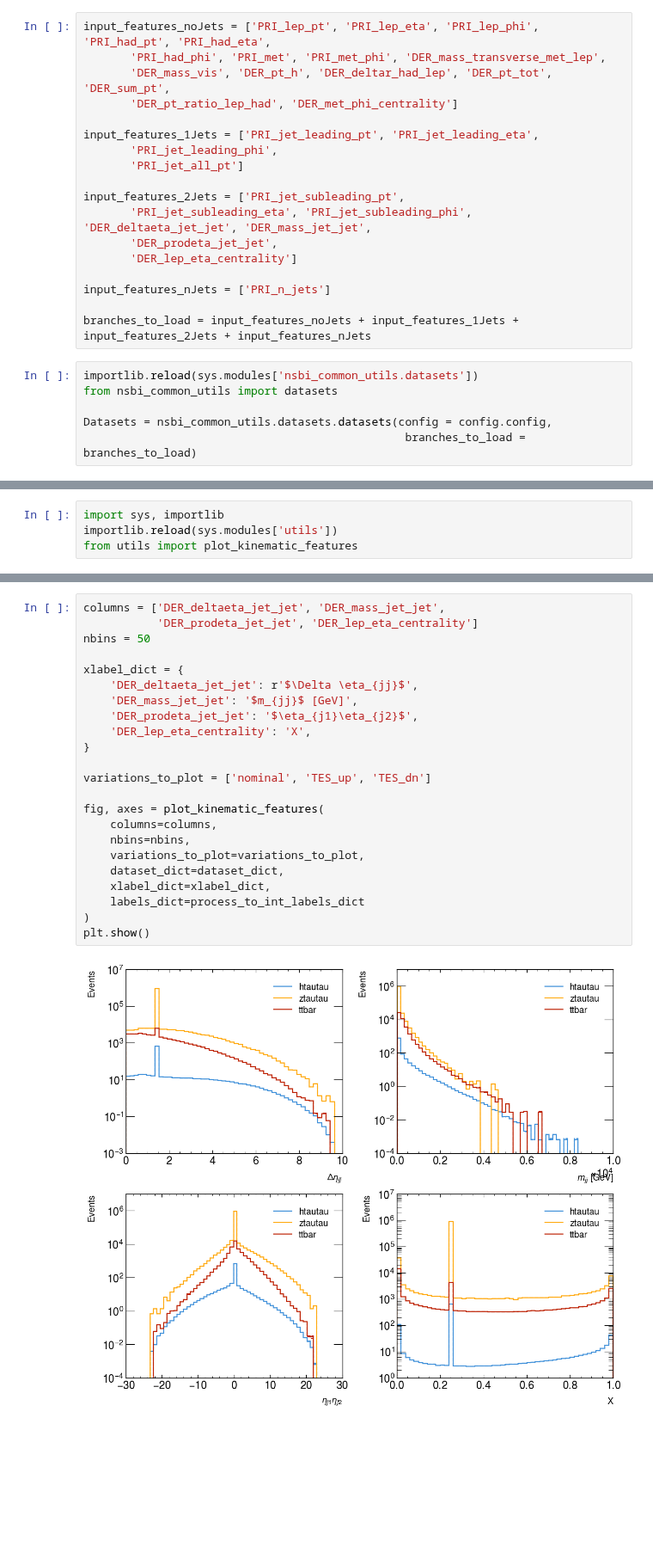
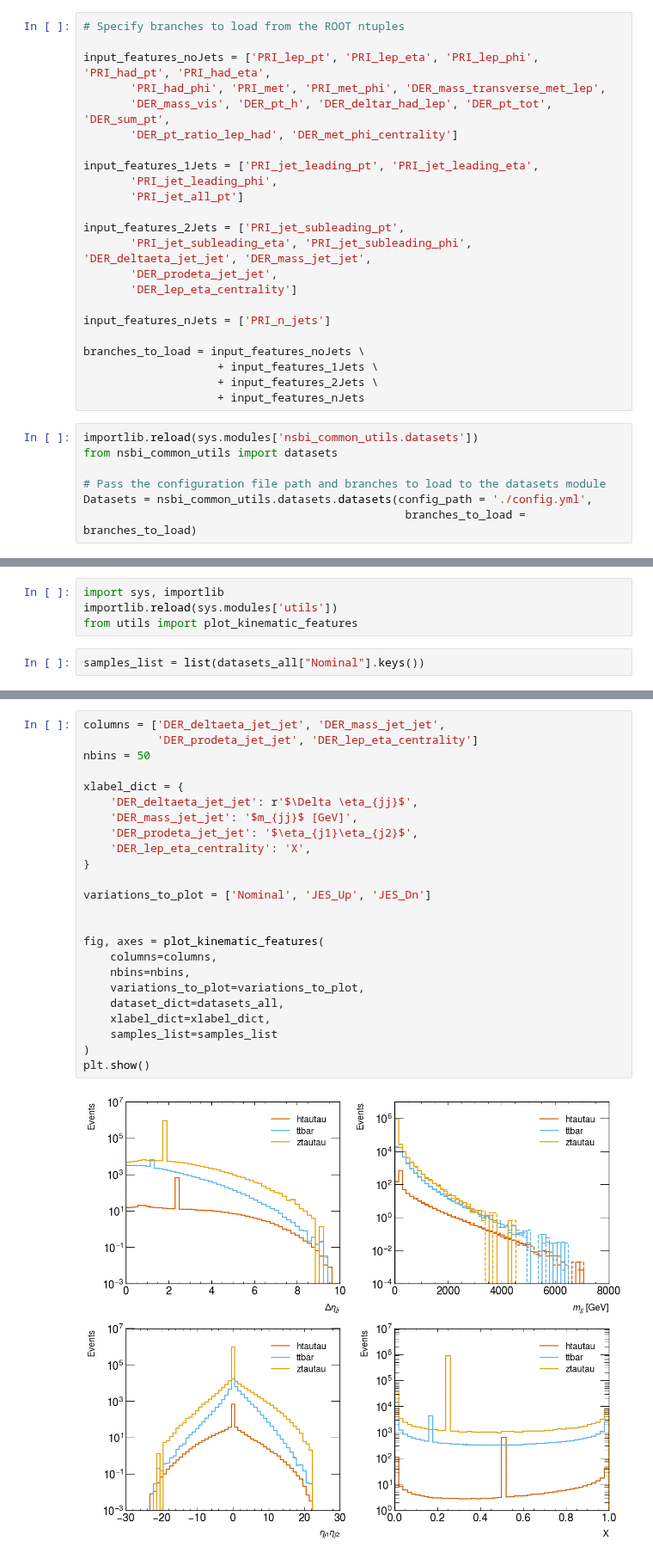
Before and after one commit to CrossGo14/NSBI-workflow-tutorial, a Jupyter notebook: FAIR_universe_Higgs_tautau/Data_Preprocessing.ipynb, the cells around one changed output, grey strips where cells are left out. Shown at 86% size. Cells and saved outputs as stored; diff of their text form; blank space fills up the shorter version.

Commit message:
Bug fixes in processing notebooks

```diff
--- a/FAIR_universe_Higgs_tautau/Data_Preprocessing.ipynb
+++ b/FAIR_universe_Higgs_tautau/Data_Preprocessing.ipynb
@@ -33,4 +29,6 @@ config = nsbi_common_utils.configuration.ConfigManager(file_path_string = './con
 # %%
+# Specify branches to load from the ROOT ntuples
+
 input_features_noJets = ['PRI_lep_pt', 'PRI_lep_eta', 'PRI_lep_phi', 'PRI_had_pt', 'PRI_had_eta',
        'PRI_had_phi', 'PRI_met', 'PRI_met_phi', 'DER_mass_transverse_met_lep',
        'DER_mass_vis', 'DER_pt_h', 'DER_deltar_had_lep', 'DER_pt_tot', 'DER_sum_pt',
@@ -47,10 +45,14 @@ input_features_2Jets = ['PRI_jet_subleading_pt',
 
 input_features_nJets = ['PRI_n_jets']
 
-branches_to_load = input_features_noJets + input_features_1Jets + input_features_2Jets + input_features_nJets
+branches_to_load = input_features_noJets \
+                    + input_features_1Jets \
+                    + input_features_2Jets \
+                    + input_features_nJets
 # %%
 importlib.reload(sys.modules['nsbi_common_utils.datasets'])
 from nsbi_common_utils import datasets
 
-Datasets = nsbi_common_utils.datasets.datasets(config = config.config,
+# Pass the configuration file path and branches to load to the datasets module
+Datasets = nsbi_common_utils.datasets.datasets(config_path = './config.yml',
                                                 branches_to_load = branches_to_load)
@@ -123,6 +129,8 @@ Check for low-stats phase space and effect from systematics before moving to the
 import sys, importlib
 importlib.reload(sys.modules['utils'])
 from utils import plot_kinematic_features
+# %%
+samples_list = list(datasets_all["Nominal"].keys())
 # %%
 columns = ['DER_pt_h', 'DER_deltar_had_lep', 'DER_pt_tot', 'DER_sum_pt']
 nbins = 50
@@ -179,28 +186,29 @@ plt.show()
 # %%
 columns = ['DER_deltaeta_jet_jet', 'DER_mass_jet_jet',
            'DER_prodeta_jet_jet', 'DER_lep_eta_centrality']
 nbins = 50
 
 xlabel_dict = {
     'DER_deltaeta_jet_jet': r'$\Delta \eta_{jj}$',
     'DER_mass_jet_jet': '$m_{jj}$ [GeV]',
     'DER_prodeta_jet_jet': '$\eta_{j1}\eta_{j2}$',
     'DER_lep_eta_centrality': 'X',
 }
 
-variations_to_plot = ['nominal', 'TES_up', 'TES_dn']
+variations_to_plot = ['Nominal', 'JES_Up', 'JES_Dn']
+
 
 fig, axes = plot_kinematic_features(
     columns=columns,
     nbins=nbins,
     variations_to_plot=variations_to_plot,
-    dataset_dict=dataset_dict,
+    dataset_dict=datasets_all,
     xlabel_dict=xlabel_dict,
-    labels_dict=process_to_int_labels_dict
+    samples_list=samples_list
 )
 plt.show()
 # %% [output]
-[figure, old version]
+[figure, new version]
 # %%
 columns = ['PRI_lep_pt', 'PRI_lep_eta', 'PRI_met', 'PRI_met_phi']
 nbins = 50
```
Also changed, not shown: parts of 13 cells of this notebook, 6 other files.
